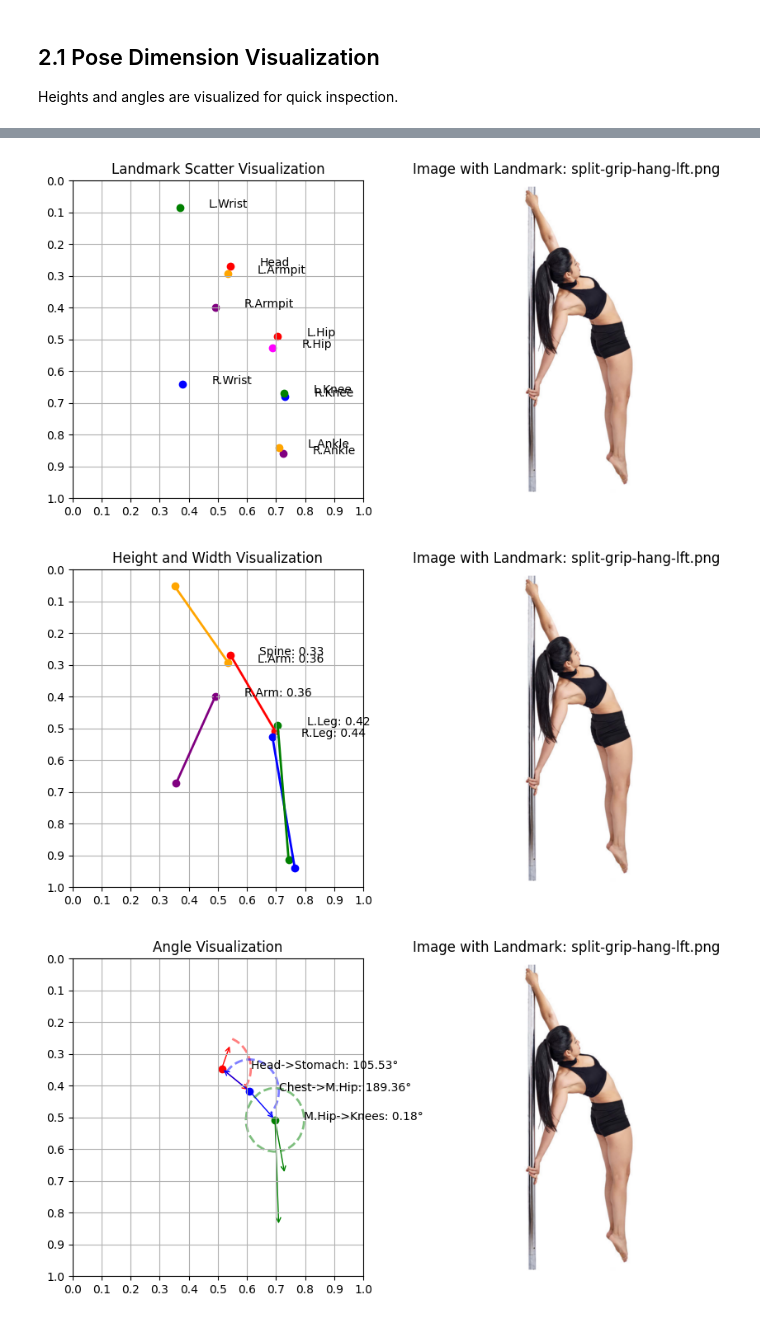
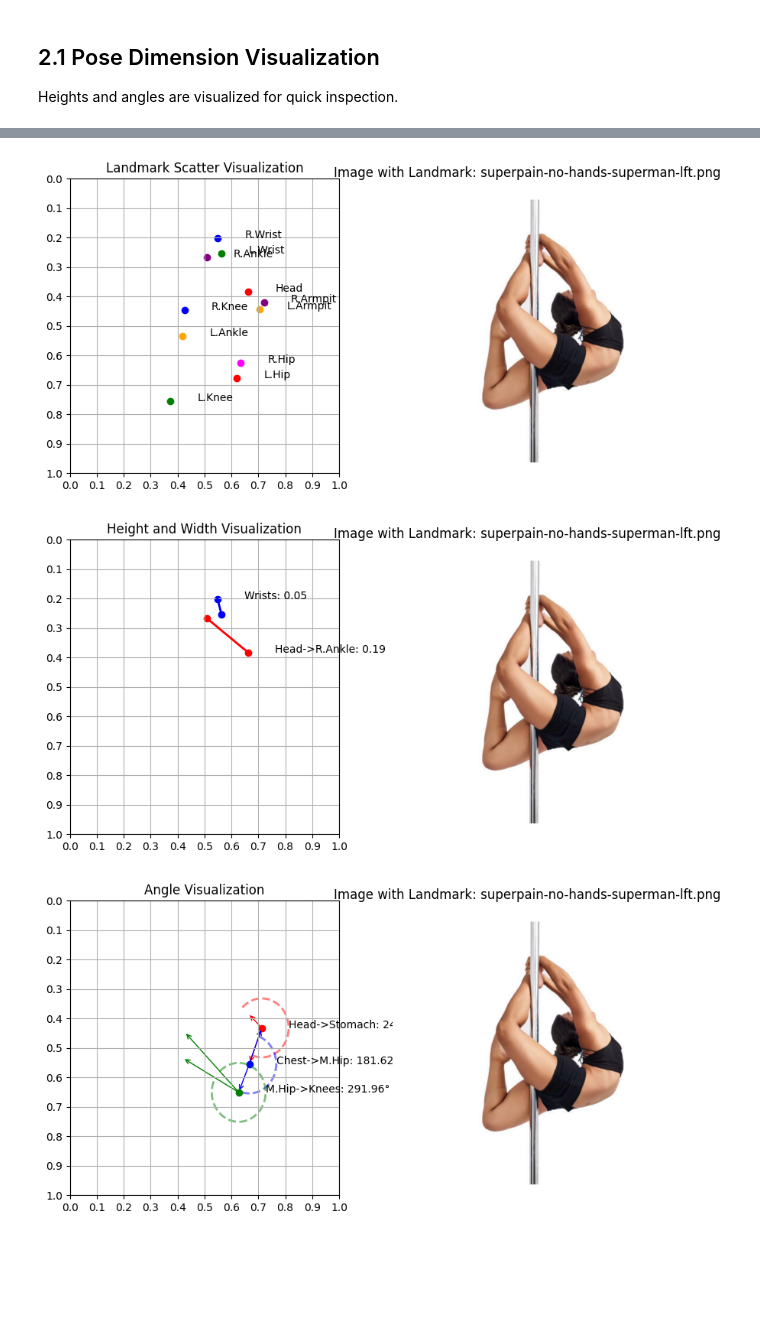
Before and after one commit to kayesokua/poledance.xyz, a Jupyter notebook: docs/2-0-pose-dimension-calculator.ipynb, the cells around one changed output, grey strips where cells are left out. Saved outputs shown, nothing was run; the diff lists cells and outputs as text; code cells hidden in the pictures; blank space fills up the shorter version.

```diff
--- a/docs/2-0-pose-dimension-calculator.ipynb
+++ b/docs/2-0-pose-dimension-calculator.ipynb
@@ -205,5 +200,5 @@ pd_upright.data.head(5)
 
 Heights and angles are visualized for quick inspection.
 # %%
-data = pd.read_csv('data/internal/tricks/pose_data_raw.csv')
-data.head(5)
+data = pd.read_csv('data/internal/tricks/pose_data.csv')
+data
@@ -240,6 +242,8 @@ def visualize_pose_dimension_by_sec(source_image_dir, input_data, sec):
     visualize_pose_dimension_lengths(source_image_dir, row, focus_heights)
     visualize_pose_dimension_angles(source_image_dir, row, focus_angles)
 # %%
+from helpers.data_visualization_utils import *
+
 def visualize_pose_dimension_by_keyword(source_image_dir, input_data, keyword):
     filtered_data = data[data['pose_name'].str.startswith(keyword)]
 
@@ -249,41 +253,40 @@ def visualize_pose_dimension_by_keyword(source_image_dir, input_data, keyword):
         'Head': (row['head_x'], row['head_y']),
         'R.Wrist': (row['landmark_16_x'], row['landmark_16_y']),
         'L.Wrist': (row['landmark_15_x'], row['landmark_15_y']),
+
         'R.Armpit': (row['landmark_12_x'], row['landmark_12_y']),
         'L.Armpit': (row['landmark_11_x'], row['landmark_11_y']),
         'R.Hip': (row['landmark_24_x'], row['landmark_24_y']),
         'L.Hip': (row['landmark_23_x'], row['landmark_23_y']),
         'R.Knee': (row['landmark_26_x'], row['landmark_26_y']),
         'L.Knee': (row['landmark_25_x'], row['landmark_25_y']),
         'R.Ankle': (row['landmark_28_x'], row['landmark_28_y']),
         'L.Ankle': (row['landmark_27_x'], row['landmark_27_y']),
     }
 
     focus_angles = {
         'Head->Stomach': (row['a_head_to_stomach'], row['head_x'], row['head_y'],row['chest_x'], row['chest_y'], row['stomach_x'], row['stomach_y']),
         'Chest->M.Hip': (row['a_chest_to_hip'], row['chest_x'], row['chest_y'],row['stomach_x'], row['stomach_y'], row['hip_x'], row['hip_y']),
         'M.Hip->Knees': (row['a_mid_hip_to_knees'], row['landmark_26_x'], row['landmark_26_y'],row['hip_x'], row['hip_y'], row['landmark_27_x'], row['landmark_27_y']),
 
     }
 
     focus_heights = {
-        'Spine': (row['hgt_spine'], row['head_x'],row['head_y'],row['hip_x'],row['hip_y']),
-        'R.Leg': (row['hgt_rgt_leg'], row['landmark_24_x'],row['landmark_24_y'],row['landmark_32_x'],row['landmark_32_y']),
-        'L.Leg': (row['hgt_lft_leg'], row['landmark_23_x'],row['landmark_23_y'],row['landmark_31_x'],row['landmark_31_y']),
-        'R.Arm': (row['wid_rgt_arm'], row['landmark_12_x'],row['landmark_12_y'],row['knuckles_right_x'],row['knuckles_right_y']),
-        'L.Arm': (row['wid_lft_arm'], row['landmark_11_x'],row['landmark_11_y'],row['knuckles_left_x'],row['knuckles_left_y']),
+        'Head->R.Ankle': (row['dist_head_to_rgt_ankle'], row['head_x'],row['head_y'],row['landmark_28_x'],row['landmark_28_y']),
+        #'Head->L.Ankle': (row['dist_head_to_rgt_ankle'], row['head_x'],row['head_y'],row['landmark_27_x'],row['landmark_27_y']),
+        'Wrists': (row['dist_bet_wrists'], row['landmark_16_x'],row['landmark_16_y'],row['landmark_15_x'],row['landmark_15_y']),
     }
+
 
     visualize_pose_coordinates(source_image_dir, row, focus_landmarks)
     visualize_pose_dimension_lengths(source_image_dir, row, focus_heights)
     visualize_pose_dimension_angles(source_image_dir, row, focus_angles)
 
 data = pd.read_csv('data/internal/tricks/pose_data.csv')
 source_image_dir = 'data/internal/tricks/'
 
-visualize_pose_dimension_by_keyword(source_image_dir, data, 'split-grip-hang-lft')
-visualize_pose_dimension_by_keyword(source_image_dir, data, 'cupid-side-front-lft')
+visualize_pose_dimension_by_keyword(source_image_dir, data, 'superpain')
 # %% [output]
-[figure, old version]
+[figure, new version]
-[figure, old version]
+[figure, new version]
-[figure, old version]
+[figure, new version]
```
Also changed, not shown: parts of 9 cells of this notebook.
